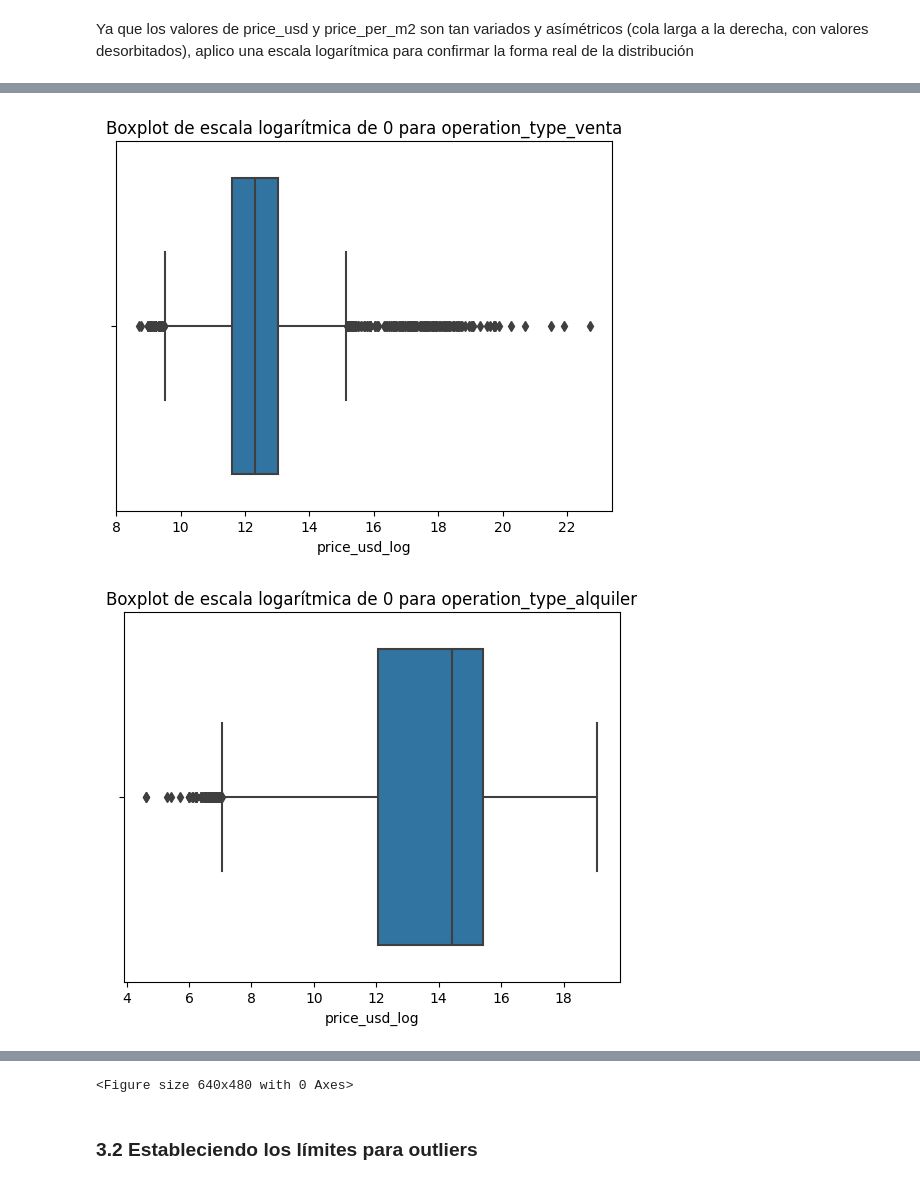
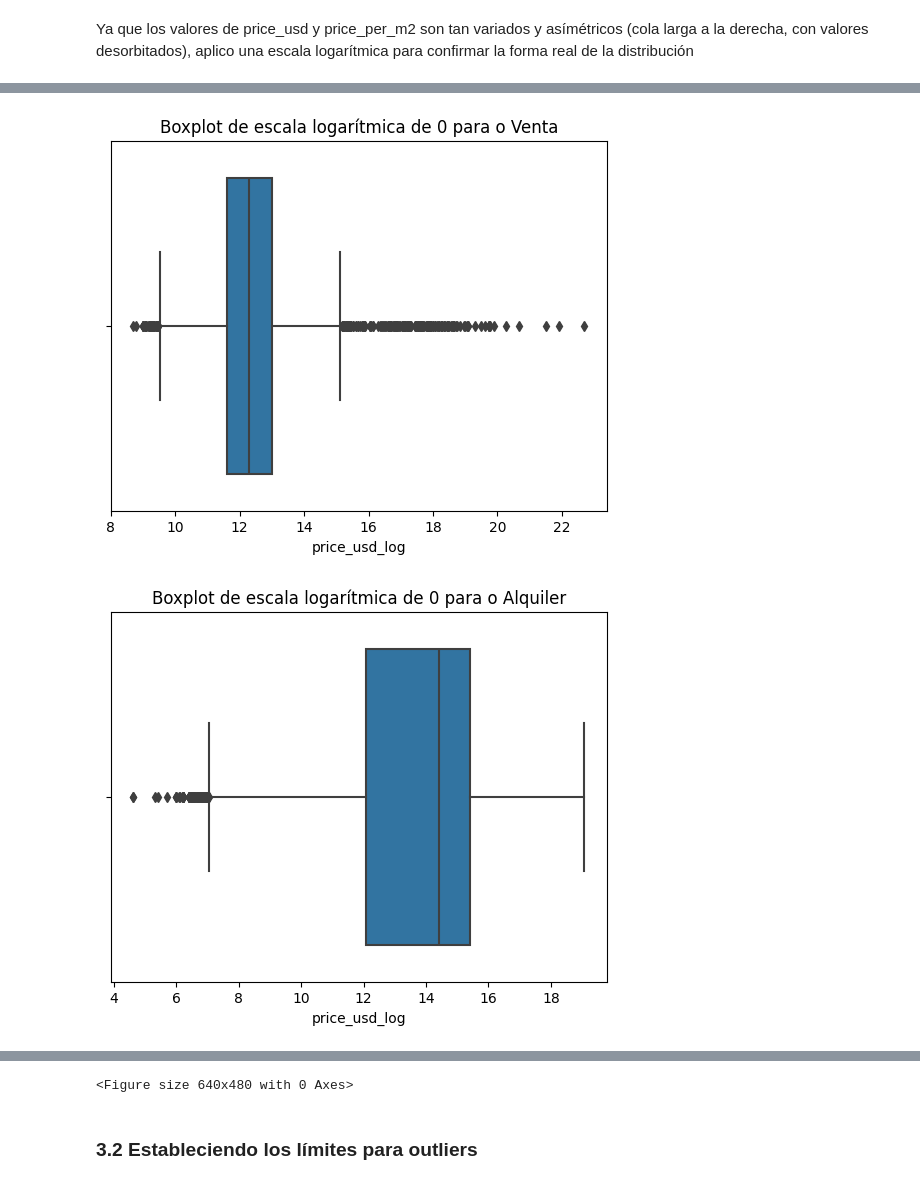
Before and after one commit to pixelciosa/Model_Price_prediction, a Jupyter notebook: notebooks/01_EDA.ipynb, the cells around one changed output, grey strips where cells are left out. Saved outputs shown, nothing was run; the diff lists cells and outputs as text; code cells hidden in the pictures.

```diff
--- a/notebooks/01_EDA.ipynb
+++ b/notebooks/01_EDA.ipynb
@@ -708,2 +627,0 @@ Ahora estamos listos para hacer One Hot Encoding
-# %%
-df = pd.get_dummies(df, columns=['operation_type', 'rooms_cat', 'bathrooms_cat', 'property_type', 'neighborhood'])
@@ -719,9 +627,0 @@ df.head()
-# %%
-# Reemplazo los espacios por _ para mantener la consistencia en los nombres de columnas
-
-df.columns = df.columns.str.replace(' ', '_', regex=False)
-df.columns = df.columns.str.replace('/', '', regex=False)
-
-# Paso todos los nombres de columnas a lowercase
-
-df.columns = df.columns.str.lower()
@@ -791,15 +671,15 @@ Ya que los valores de price_usd y price_per_m2 son tan variados y asímétricos
 df['price_usd_log'] = np.log1p(df['price_usd'])
 df['price_per_m2_log'] = np.log1p(df['price_per_m2'])
 
-categories = ['operation_type_venta', 'operation_type_alquiler']
+operation_types = ['Venta', 'Alquiler']
 price_vars = ['price_usd_log', 'price_per_m2_log']
 # %%
 for i, p in enumerate(price_vars):
-    for cat in categories:
-        sub_df = df[df[cat] == True]
+    for o in operation_types:
+        sub_df = df[df['operation_type'] == o]
         plt.figure(figsize=(8, 4))
         sns.histplot(sub_df[[p]], bins=50, kde=True)
-        plt.title(f'Distribución logarítmica de {p} para {cat}')
+        plt.title(f'Distribución logarítmica de {p} para {o}')
         plt.xlabel(f'{p}')
         plt.show()
 # %% [output]
@@ -810,13 +690,13 @@ for i, p in enumerate(price_vars):
 # %%
 for i, p in enumerate(price_vars):
-    for cat in categories:
-        sub_df = df[df[cat] == True]
+    for o in operation_types:
+        sub_df = df[df['operation_type'] == o]
         sns.boxplot(x=sub_df[p])
-        plt.title(f'Boxplot de escala logarítmica de {i} para {cat}')
+        plt.title(f'Boxplot de escala logarítmica de {i} para o {o}')
         plt.xlabel(f'{p}')
         plt.show()
 
 plt.tight_layout()
 # %% [output]
-[figure, old version]
+[figure, new version]
-[figure, old version]
+[figure, new version]
```
Also changed, not shown: parts of 46 cells of this notebook.
